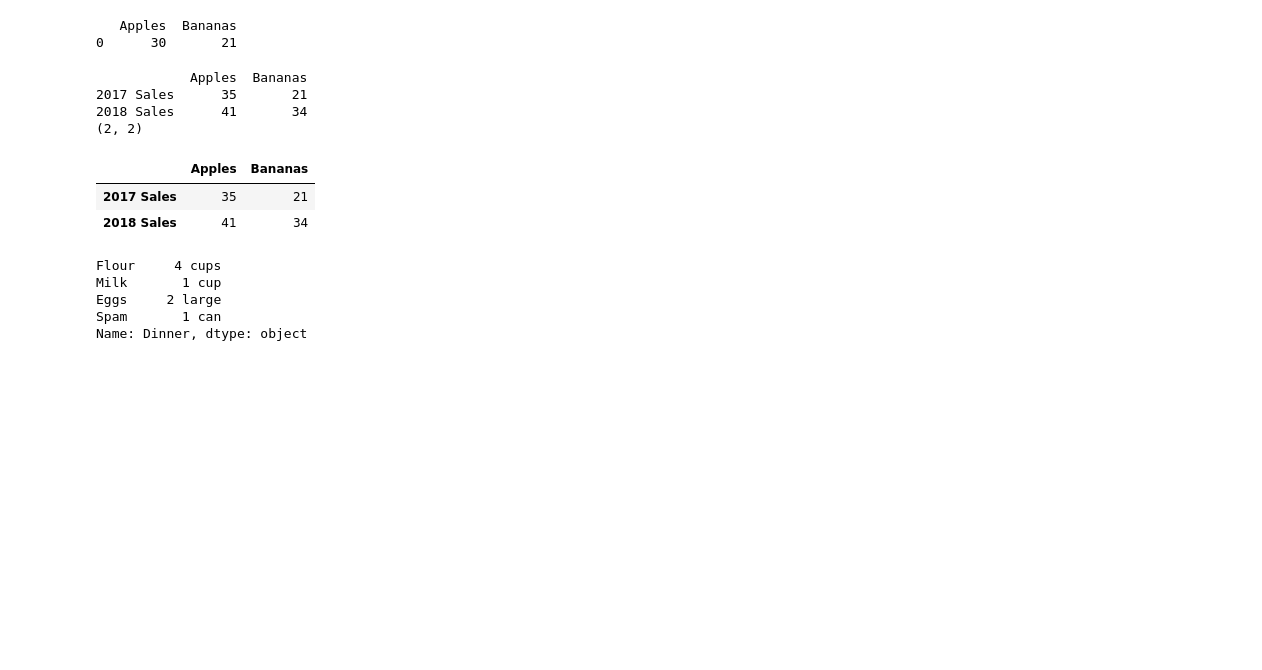
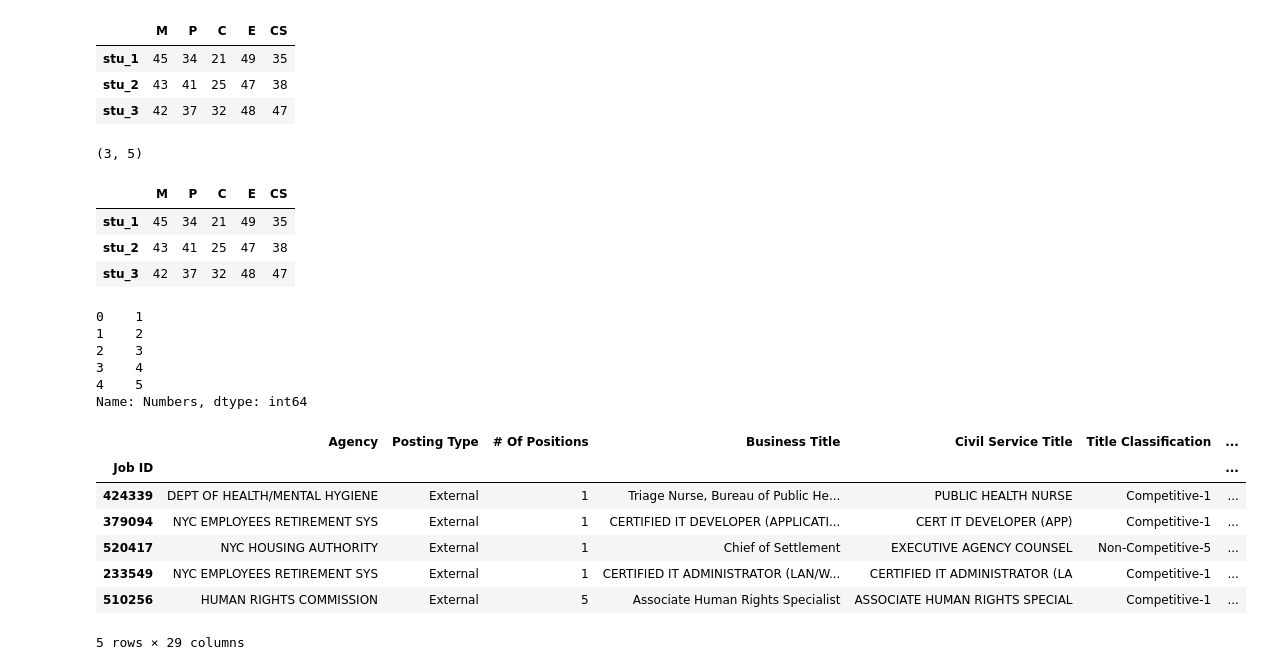
Before and after one commit to har200509/Learnings, a Jupyter notebook: notebook.ipynb, the cells around one changed output. Drawn from its saved outputs; the diff is of its cells as text; code cells hidden in the pictures; blank space fills up the shorter version.

```diff
--- a/notebook.ipynb
+++ b/notebook.ipynb
@@ -1,37 +1,55 @@
 # %%
 import pandas as pd
 # %%
-dict={"Apples":[30],"Bananas":[21]}
-fruits=pd.DataFrame(dict)
-print(fruits)
+# creating a dataframe
+
+dict={"M":[45,43,42],"P":[34,41,37],"C":[21,25,32],"E":[49,47,48],"CS":[35,38,47]}
+
+df=pd.DataFrame(dict,index=["stu_1","stu_2","stu_3"])
+
+df
 # %% [output]
-   Apples  Bananas
-0      30       21
+|  | M | P | C | E | CS |
+| stu_1 | 45 | 34 | 21 | 49 | 35 |
+| stu_2 | 43 | 41 | 25 | 47 | 38 |
+| stu_3 | 42 | 37 | 32 | 48 | 47 |
 # %%
-dict={"Apples":[35,41],"Bananas":[21,34]}
-fruit_sales=pd.DataFrame(dict,index=["2017 Sales","2018 Sales"])
-print(fruit_sales)
-t=fruit_sales.shape
+# Basic attributes
+# shape : (r,c)
+t=df.shape
+
 print(t)
-fruit_sales.head()
 # %% [output]
-            Apples  Bananas
-2017 Sales      35       21
-2018 Sales      41       34
-(2, 2)
+(3, 5)
-|  | Apples | Bananas |
-| 2017 Sales | 35 | 21 |
-| 2018 Sales | 41 | 34 |
+# %%
+# First five entries
+df.head()
+# %% [output]
+|  | M | P | C | E | CS |
+| stu_1 | 45 | 34 | 21 | 49 | 35 |
+| stu_2 | 43 | 41 | 25 | 47 | 38 |
+| stu_3 | 42 | 37 | 32 | 48 | 47 |
 # %%
-ingredients=pd.Series(["4 cups","1 cup","2 large","1 can"],index=["Flour","Milk","Eggs","Spam"],name="Dinner")
-print(ingredients)
+S=pd.Series([1,2,3,4,5],index=[0,1,2,3,4],name="Numbers")
+S
 # %% [output]
-Flour     4 cups
-Milk       1 cup
-Eggs     2 large
-Spam       1 can
-Name: Dinner, dtype: object
+0    1
+1    2
+2    3
+3    4
+4    5
+Name: Numbers, dtype: int64
 # %%
-reviews = pd.read_csv("../input/wine-reviews/winemag-data_first150k.csv",index_col=0)
-reviews.head()
+# Reading a CSV FILE
+DF=pd.read_csv('NYC_Jobs.csv',index_col=0)
+DF.head()
+# %% [output]
+|  | Agency | Posting Type | # Of Positions | Business Title | Civil Service Title | Title Classification | ... |
+| Job ID |  |  |  |  |  |  | ... |
+| 424339 | DEPT OF HEALTH/MENTAL HYGIENE | External | 1 | Triage Nurse, Bureau of Public He... | PUBLIC HEALTH NURSE | Competitive-1 | ... |
+| 379094 | NYC EMPLOYEES RETIREMENT SYS | External | 1 | CERTIFIED IT DEVELOPER (APPLICATI... | CERT IT DEVELOPER (APP) | Competitive-1 | ... |
+| 520417 | NYC HOUSING AUTHORITY | External | 1 | Chief of Settlement | EXECUTIVE AGENCY COUNSEL | Non-Competitive-5 | ... |
+| 233549 | NYC EMPLOYEES RETIREMENT SYS | External | 1 | CERTIFIED IT ADMINISTRATOR (LAN/W... | CERTIFIED IT ADMINISTRATOR (LA | Competitive-1 | ... |
+| 510256 | HUMAN RIGHTS COMMISSION | External | 5 | Associate Human Rights Specialist | ASSOCIATE HUMAN RIGHTS SPECIAL | Competitive-1 | ... |
+5 rows × 29 columns
 # %%
```
Also changed, not shown: parts of 23 cells of this notebook.
